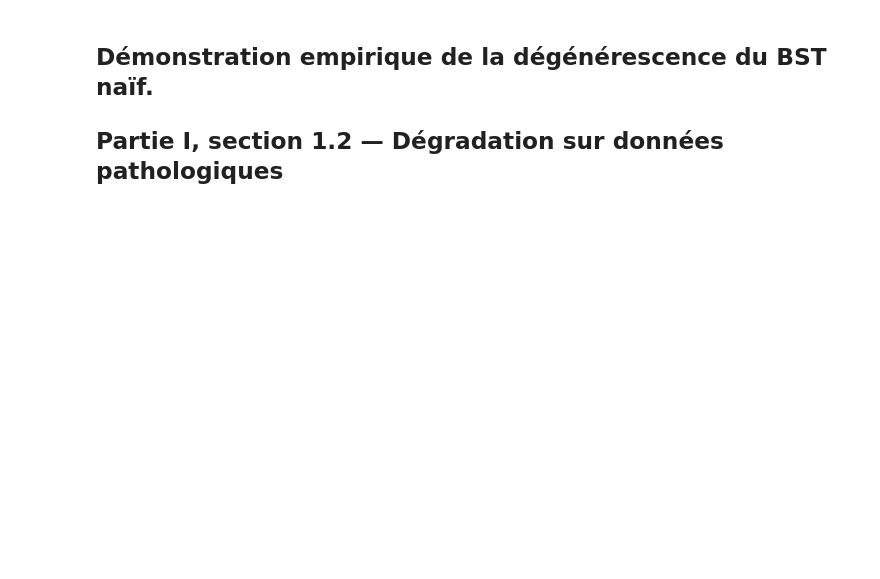
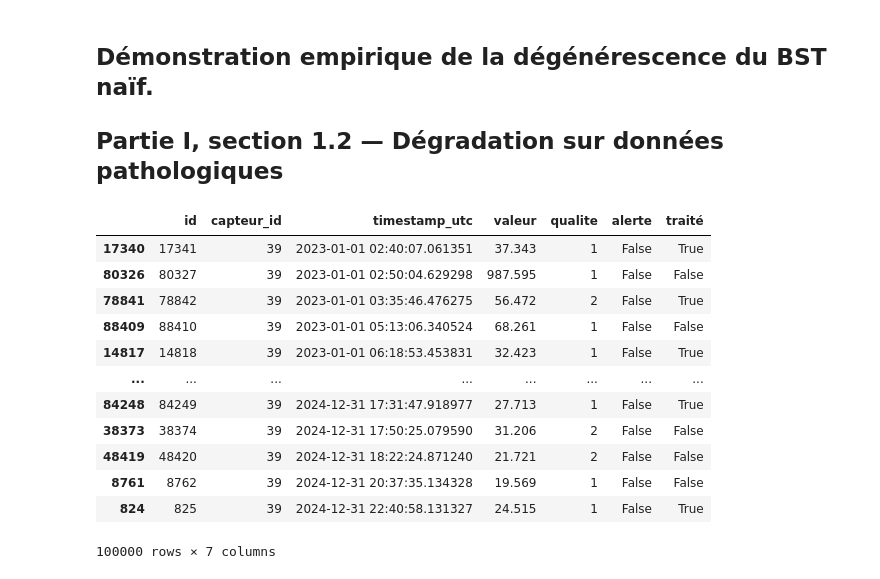
Before and after one commit to Capcodex/Memoire_algo_dev, a Jupyter notebook: exploration.ipynb, the cells around one changed output. Saved outputs shown, nothing was run; the diff lists cells and outputs as text; code cells hidden in the pictures; blank space fills up the shorter version.

```diff
--- a/exploration.ipynb
+++ b/exploration.ipynb
@@ -336,4 +446,20 @@ After deleting 3     : [1, 4, 6, 7, 8, 10, 14]
 ## Démonstration empirique de la dégénérescence du BST naïf.
 
 ## Partie I, section 1.2 — Dégradation sur données pathologiques
+# %%
+df_readings.sort_values(by="timestamp_utc")
+# %% [output]
+|  | id | capteur_id | timestamp_utc | valeur | qualite | alerte | traité |
+| 17340 | 17341 | 39 | 2023-01-01 02:40:07.061351 | 37.343 | 1 | False | True |
+| 80326 | 80327 | 39 | 2023-01-01 02:50:04.629298 | 987.595 | 1 | False | False |
+| 78841 | 78842 | 39 | 2023-01-01 03:35:46.476275 | 56.472 | 2 | False | True |
+| 88409 | 88410 | 39 | 2023-01-01 05:13:06.340524 | 68.261 | 1 | False | False |
+| 14817 | 14818 | 39 | 2023-01-01 06:18:53.453831 | 32.423 | 1 | False | True |
+| ... | ... | ... | ... | ... | ... | ... | ... |
+| 84248 | 84249 | 39 | 2024-12-31 17:31:47.918977 | 27.713 | 1 | False | True |
+| 38373 | 38374 | 39 | 2024-12-31 17:50:25.079590 | 31.206 | 2 | False | False |
+| 48419 | 48420 | 39 | 2024-12-31 18:22:24.871240 | 21.721 | 2 | False | False |
+| 8761 | 8762 | 39 | 2024-12-31 20:37:35.134328 | 19.569 | 1 | False | False |
+| 824 | 825 | 39 | 2024-12-31 22:40:58.131327 | 24.515 | 1 | False | True |
+100000 rows × 7 columns
 # %%
```
Also changed, not shown: parts of 6 cells of this notebook.
